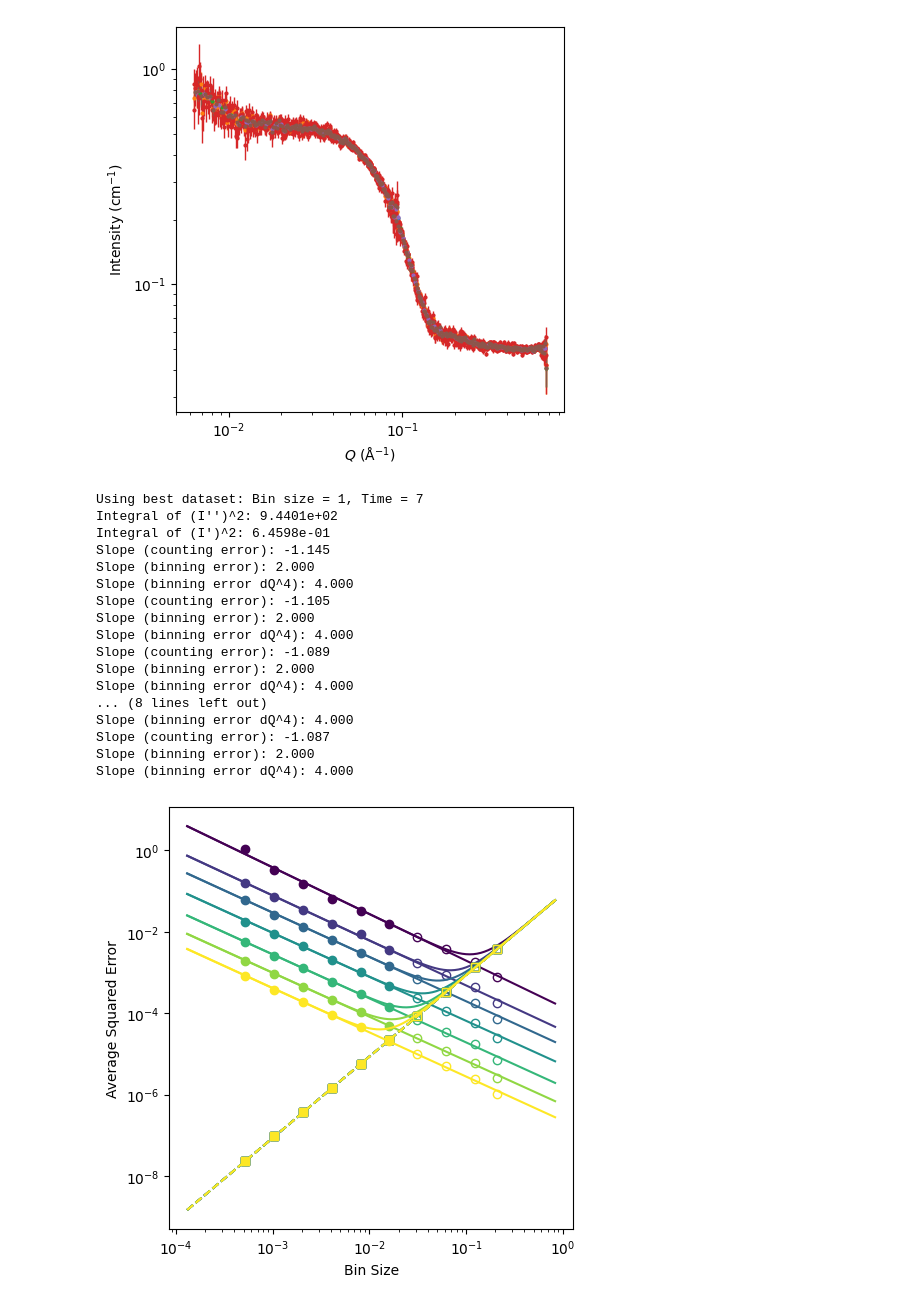
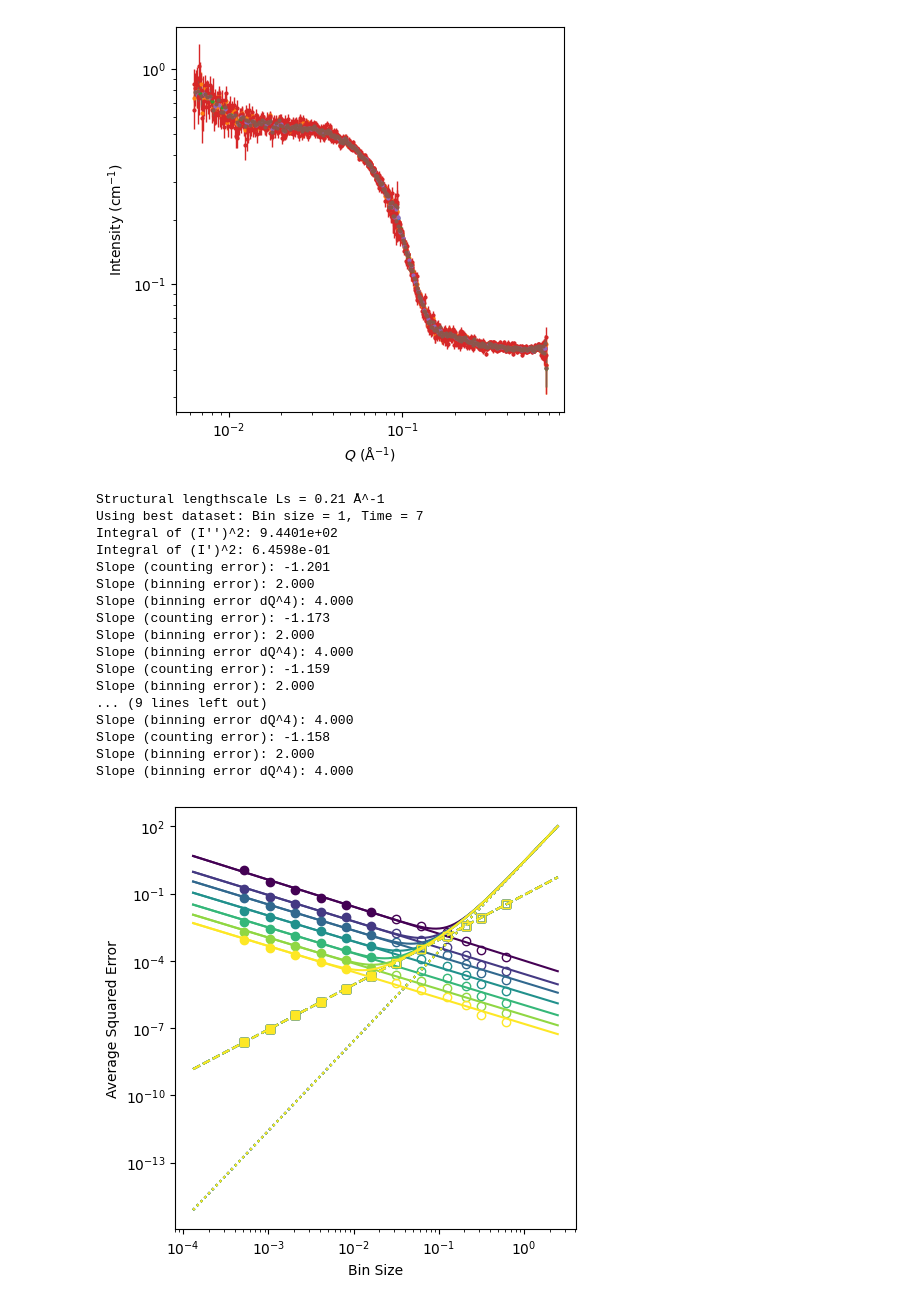
Before and after one commit to ch-tung/MLSR, a Jupyter notebook: binning/test_ILL_bin.ipynb, the cells around one changed output. Saved outputs shown, nothing was run; the diff lists cells and outputs as text; code cells hidden in the pictures.

Commit message:
added visual example of binning error

```diff
--- a/binning/test_ILL_bin.ipynb
+++ b/binning/test_ILL_bin.ipynb
@@ -269,6 +314,9 @@ best_bin_size_str = '1'
 best_time_str = str(sorted_time_keys[-1])
 best_data = data[best_bin_size_str][fixed_collimation][best_time_str]
 L = best_data.Q.max() - best_data.Q.min()
+
+lengthscale = calculate_structural_lengthscale(best_data)
+print(f"Structural lengthscale Ls = {lengthscale:.2f} Å^-1")
 
 print(f"Using best dataset: Bin size = {best_bin_size_str}, Time = {best_time_str}")
 
@@ -314,7 +362,7 @@ for key in list(data.keys()):
 bin_size_key_min = '1'
 for time_key in data[bin_size_key_min][fixed_collimation].keys():
     current_data = data[bin_size_key_min][fixed_collimation][time_key]
-    for rebin_factor in [2, 4, 8, 16]:
+    for rebin_factor in [2, 4, 8, 16, 32, 64]:
         rebinned_data = rebin_data(current_data, rebin_factor)
 
         # Append the rebinned data to the data structure with new bin size key
@@ -394,44 +442,45 @@ for i, time_val in enumerate(sorted_time_keys):
     print(f"Slope (counting error): {coeffs_counting[0]:.3f}")
     print(f"Slope (binning error): {coeffs_binning[0]:.3f}")
     print(f"Slope (binning error dQ^4): {coeffs_binning_dQ4[0]:.3f}")
 
     fit_counting = np.exp(np.polyval(coeffs_counting, log_bin_sizes_fine))
     fit_binning = np.exp(np.polyval(coeffs_binning, log_bin_sizes_fine))
     fit_binning_dQ4 = np.exp(np.polyval(coeffs_binning_dQ4, log_bin_sizes_fine))
 
     ax.plot(current_data_bin_sizes_fine, fit_counting, linestyle='solid', color=colors[i])
     ax.plot(current_data_bin_sizes_fine, fit_binning, linestyle='dashed', color=colors[i])
-    # ax.plot(current_data_bin_sizes_fine, fit_binning_dQ4, linestyle='dotted', color=colors[i])
-    ax.plot(current_data_bin_sizes_fine, fit_counting + fit_binning, linestyle='solid', color=colors[i])
+    ax.plot(current_data_bin_sizes_fine, fit_binning_dQ4, linestyle='dotted', color=colors[i])
+    ax.plot(current_data_bin_sizes_fine, fit_counting + fit_binning + fit_binning_dQ4, linestyle='solid', color=colors[i])
 
+# ax.plot(current_data_bin_sizes_fine, (current_data_bin_sizes_fine/lengthscale)**2, linestyle='dotted', color='black', label='y=x^2/Ls^2')
 ax.set_xlabel('Bin Size')
 ax.set_ylabel('Average Squared Error')
 ax.set_xscale('log')
 ax.set_yscale('log')
 # ax.legend(title='Error Type & Duration', bbox_to_anchor=(1.05, 1), loc='upper left')
 # ax.grid(True, which="both", ls="--")
 
 plt.tight_layout()
 plt.show()
 # %% [output]
+Structural lengthscale Ls = 0.21 Å^-1
 Using best dataset: Bin size = 1, Time = 7
 Integral of (I'')^2: 9.4401e+02
 Integral of (I')^2: 6.4598e-01
-Slope (counting error): -1.145
+Slope (counting error): -1.201
 Slope (binning error): 2.000
 Slope (binning error dQ^4): 4.000
-Slope (counting error): -1.105
+Slope (counting error): -1.173
 Slope (binning error): 2.000
 Slope (binning error dQ^4): 4.000
-Slope (counting error): -1.089
+Slope (counting error): -1.159
+Slope (binning error): 2.000
+... (9 lines left out)
+Slope (binning error dQ^4): 4.000
+Slope (counting error): -1.158
 Slope (binning error): 2.000
 Slope (binning error dQ^4): 4.000
-... (8 lines left out)
-Slope (binning error dQ^4): 4.000
-Slope (counting error): -1.087
-Slope (binning error): 2.000
-Slope (binning error dQ^4): 4.000
-[figure, old version]
+[figure, new version]
 # %%
 ## preview
 fig = plt.figure(figsize=(5, 5))
```
Also changed, not shown: parts of 4 cells of this notebook.
